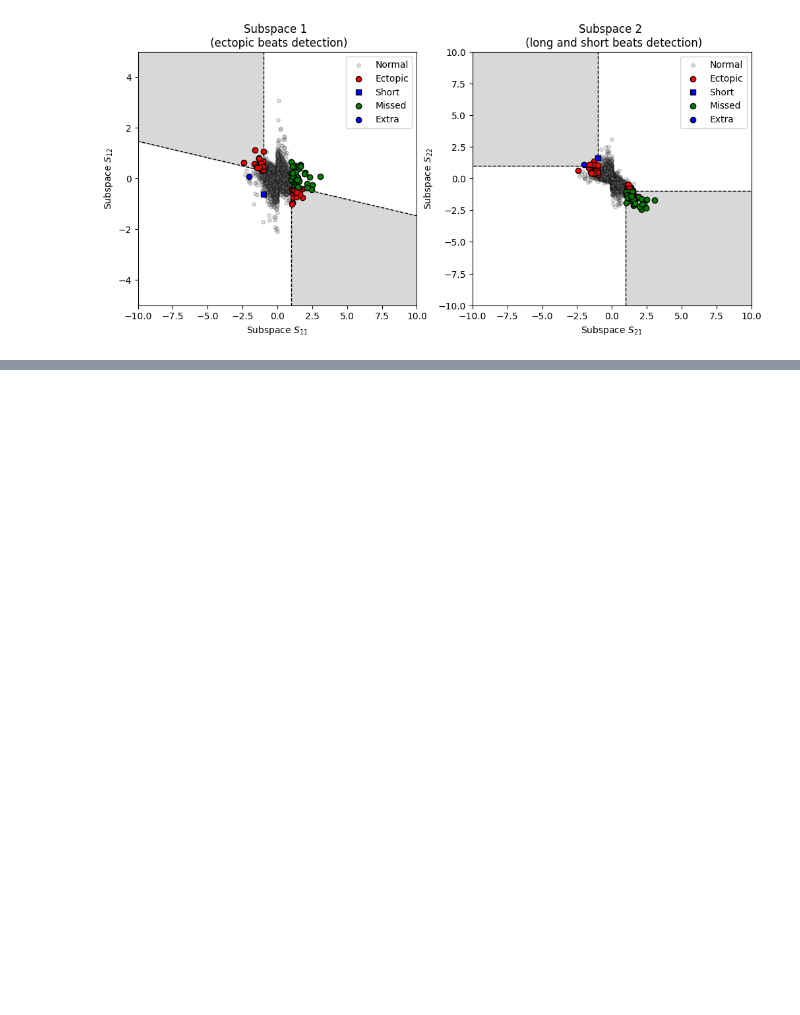
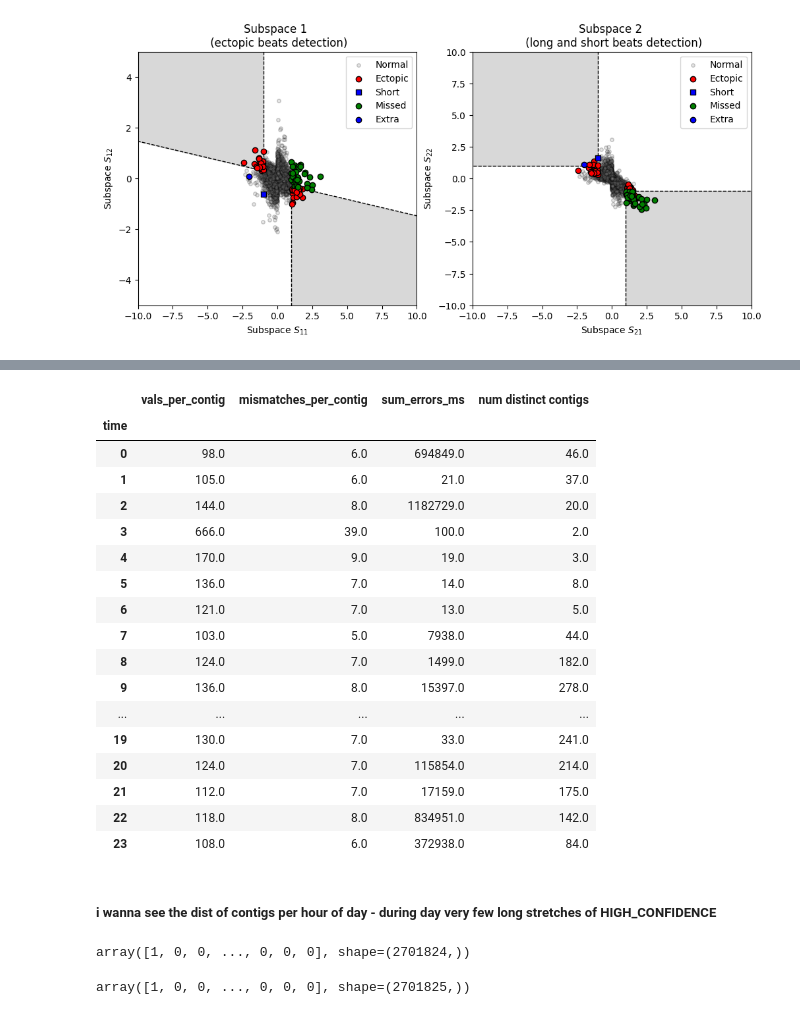
Before and after one commit to mol2people/tiktok_hrv, a Jupyter notebook: eda_hrv.ipynb, the cells around one changed output, grey strips where cells are left out. Drawn from its saved outputs; the diff is of its cells as text; code cells hidden in the pictures; blank space fills up the shorter version.

```diff
--- a/eda_hrv.ipynb
+++ b/eda_hrv.ipynb
@@ -601,0 +709,39 @@ plt.show()
+# %%
+# low conf all users
+get_high=False
+shortest_contig=60
+
+holder=[]
+for user in sorted(df['User Id'].unique()):
+    temp=get_mismatchBBI(df[df['User Id']==1], top_n=999999, shortest_contig=shortest_contig, get_high=get_high, return_corr=False, use_fast=True)
+    g=pd.to_datetime(temp['time'], format="%H:%M").dt.hour
+
+    temp1=pd.concat([
+        temp.groupby(g)\
+            [['vals_per_contig', 'mismatches_per_contig', 'sum_errors_ms']].mean(),
+        temp.groupby(g)\
+            .size().rename('num distinct contigs')],
+            axis=1).round()
+    holder.append(temp1)
+sum(holder)/len(holder)
+# %% [output]
+|  | vals_per_contig | mismatches_per_contig | sum_errors_ms | num distinct contigs |
+| time |  |  |  |  |
+| 0 | 98.0 | 6.0 | 694849.0 | 46.0 |
+| 1 | 105.0 | 6.0 | 21.0 | 37.0 |
+| 2 | 144.0 | 8.0 | 1182729.0 | 20.0 |
+| 3 | 666.0 | 39.0 | 100.0 | 2.0 |
+| 4 | 170.0 | 9.0 | 19.0 | 3.0 |
+| 5 | 136.0 | 7.0 | 14.0 | 8.0 |
+| 6 | 121.0 | 7.0 | 13.0 | 5.0 |
+| 7 | 103.0 | 5.0 | 7938.0 | 44.0 |
+| 8 | 124.0 | 7.0 | 1499.0 | 182.0 |
+| 9 | 136.0 | 8.0 | 15397.0 | 278.0 |
+| ... | ... | ... | ... | ... |
+| 19 | 130.0 | 7.0 | 33.0 | 241.0 |
+| 20 | 124.0 | 7.0 | 115854.0 | 214.0 |
+| 21 | 112.0 | 7.0 | 17159.0 | 175.0 |
+| 22 | 118.0 | 8.0 | 834951.0 | 142.0 |
+| 23 | 108.0 | 6.0 | 372938.0 | 84.0 |
+# %% [markdown]
+##### i wanna see the dist of contigs per hour of day - during day very few long stretches of HIGH_CONFIDENCE
@@ -601,0 +763,8 @@ plt.show()
+# %%
+delta[:-1]
+# %% [output]
+array([1, 0, 0, ..., 0, 0, 0], shape=(2701824,))
+# %%
+delta
+# %% [output]
+array([1, 0, 0, ..., 0, 0, 0], shape=(2701825,))
```
Also changed, not shown: parts of 14 cells of this notebook, 1 other file.
